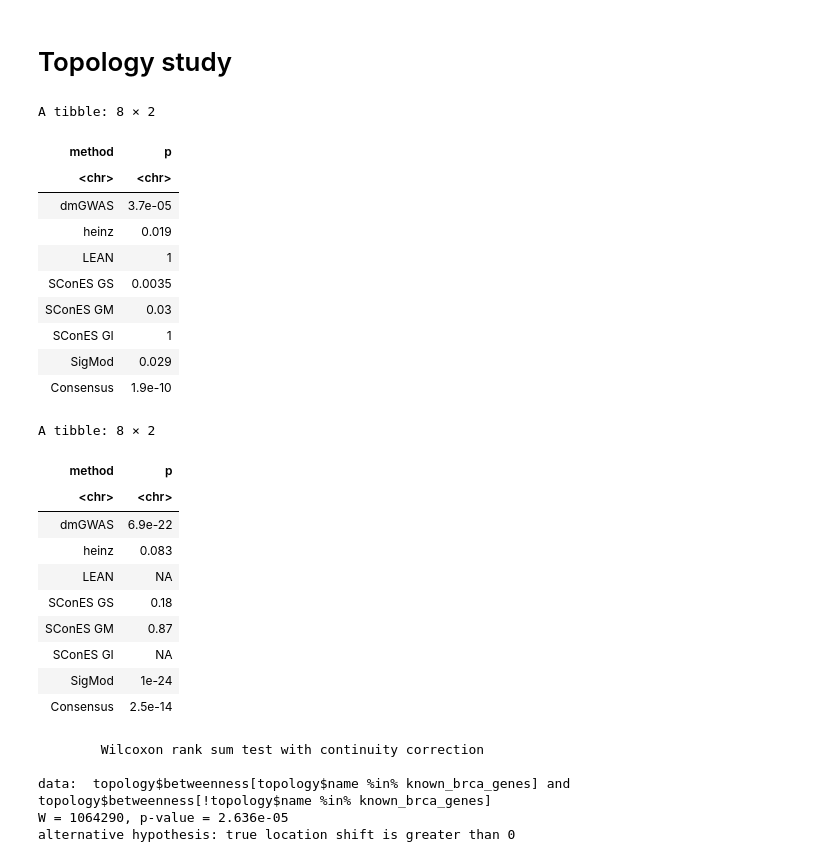
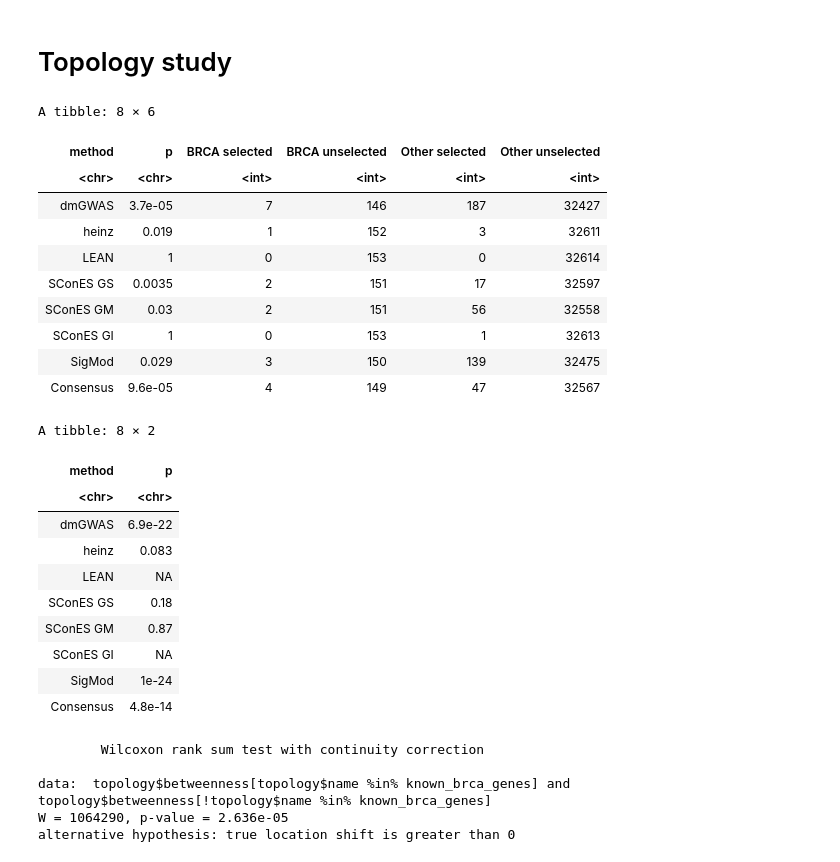
Before and after one commit to hclimente/genewa, a Jupyter notebook: doc/consensus.ipynb, the cells around one changed output. Drawn from its saved outputs; the diff is of its cells as text; code cells hidden in the pictures.

```diff
--- a/doc/consensus.ipynb
+++ b/doc/consensus.ipynb
@@ -205,7 +205,7 @@ consensus <- graph_join(g_sigmod, g_dmgwas, by = c('name','betweenness','degree'
            scones_gm = ifelse(is.na(scones_gm), FALSE, scones_gm),
            sigmod = ifelse(is.na(sigmod), FALSE, sigmod),
            known = ifelse(is.na(known), FALSE, known),
-           num_methods = rowSums(cbind(dmgwas, sigmod, heinz, scones_gm, known))) %>%
+           num_methods = rowSums(cbind(dmgwas, sigmod, heinz, scones_gm))) %>%
     filter(num_methods > 1)
 
 as.tibble(consensus) %>%
@@ -356,39 +336,46 @@ odds ratio
 # %% [markdown]
 # Topology study
 # %%
-enrichment_test <- function(selected) {
+enrichment_test <- function(method, selected) {
     known_selected <- length(intersect(known_brca_genes, selected))
     known_not_selected <- length(setdiff(known_brca_genes, selected))
     unknown_selected <- length(intersect(vegas$Gene,selected)) - known_selected
     unknown_not_selected <- length(setdiff(vegas$Gene,selected)) - known_not_selected
 
-    fisher.test(matrix(c(known_selected,known_not_selected,
-                         unknown_selected, unknown_not_selected),
-                       nrow = 2), alternative = 'greater')$p.value %>%
-    format(digits = 2)
+    p <- fisher.test(matrix(c(known_selected,known_not_selected,
+                              unknown_selected, unknown_not_selected),
+                            nrow = 2), alternative = 'greater')$p.value %>%
+        format(digits = 2)
+
+    tibble(method = method, p = p,
+           `BRCA selected`   = known_selected,
+           `BRCA unselected` = known_not_selected,
+           `Other selected`   = unknown_selected,
+           `Other unselected`   = unknown_not_selected)
+
 }
 
-list(tibble(method = 'dmGWAS', p = enrichment_test(dmgwas)),
-     tibble(method = 'heinz', p = enrichment_test(heinz)),
-     tibble(method = 'LEAN', p = enrichment_test(lean)),
-     tibble(method = 'SConES GS', p = enrichment_test(scones_gs)),
-     tibble(method = 'SConES GM', p = enrichment_test(scones_gm)),
-     tibble(method = 'SConES GI', p = enrichment_test(scones_gi)),
-     tibble(method = 'SigMod', p = enrichment_test(sigmod)),
-     tibble(method = 'Consensus', p = enrichment_test(names(V(consensus))))) %>%
+list(enrichment_test('dmGWAS', dmgwas),
+     enrichment_test('heinz', heinz),
+     enrichment_test('LEAN', lean),
+     enrichment_test('SConES GS', scones_gs),
+     enrichment_test('SConES GM', scones_gm),
+     enrichment_test('SConES GI', scones_gi),
+     enrichment_test('SigMod', sigmod),
+     enrichment_test('Consensus', names(V(consensus)))) %>%
     do.call(rbind,.)
 # %% [output]
-A tibble: 8 × 2
+A tibble: 8 × 6
-| method | p |
-| <chr> | <chr> |
-| dmGWAS | 3.7e-05 |
-| heinz | 0.019 |
-| LEAN | 1 |
-| SConES GS | 0.0035 |
-| SConES GM | 0.03 |
-| SConES GI | 1 |
-| SigMod | 0.029 |
-| Consensus | 1.9e-10 |
+| method | p | BRCA selected | BRCA unselected | Other selected | Other unselected |
+| <chr> | <chr> | <int> | <int> | <int> | <int> |
+| dmGWAS | 3.7e-05 | 7 | 146 | 187 | 32427 |
+| heinz | 0.019 | 1 | 152 | 3 | 32611 |
+| LEAN | 1 | 0 | 153 | 0 | 32614 |
+| SConES GS | 0.0035 | 2 | 151 | 17 | 32597 |
+| SConES GM | 0.03 | 2 | 151 | 56 | 32558 |
+| SConES GI | 1 | 0 | 153 | 1 | 32613 |
+| SigMod | 0.029 | 3 | 150 | 139 | 32475 |
+| Consensus | 9.6e-05 | 4 | 149 | 47 | 32567 |
 # %%
 betweenness_test <- function(selected) {
     if (length(ppi_df$betweenness[ppi_df$name %in% selected])) {
@@ -421,7 +408,7 @@ A tibble: 8 × 2
 | SConES GM | 0.87 |
 | SConES GI | NA |
 | SigMod | 1e-24 |
-| Consensus | 2.5e-14 |
+| Consensus | 4.8e-14 |
 # %%
 topology <- ppi %>%
     mutate(in_consensus = name %in% unique(consensus_gg[['vertex.names']]),
```
Also changed, not shown: parts of 17 cells of this notebook, 19 other files.
